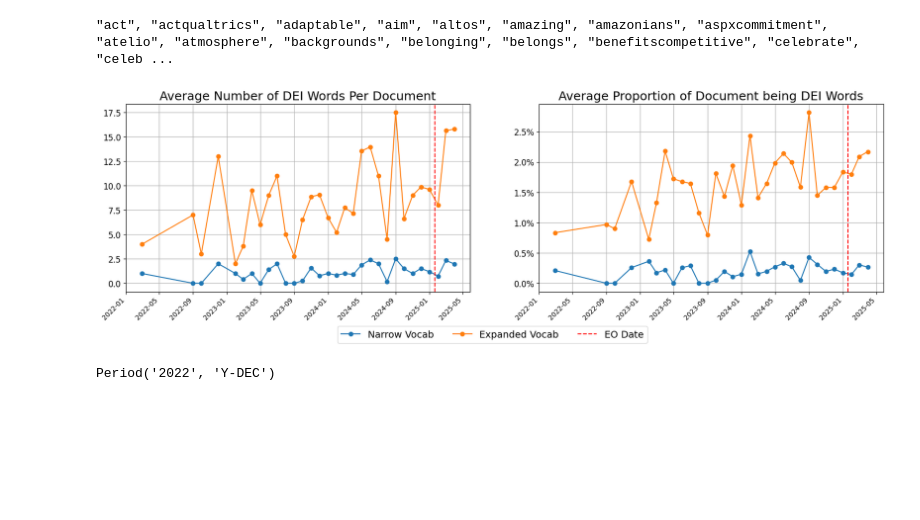
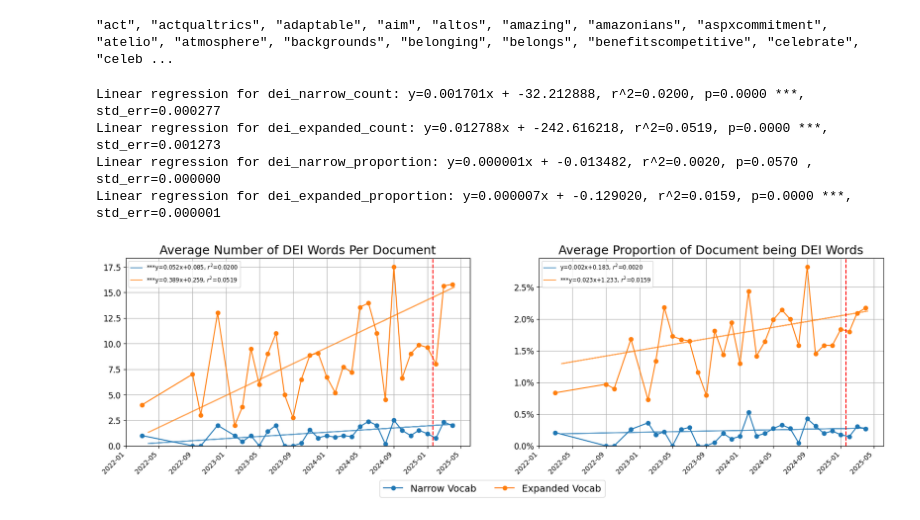
Before and after one commit to evelynyee/jobs_dei, a Jupyter notebook: prelim.ipynb, the cells around one changed output. Saved outputs shown, nothing was run; the diff lists cells and outputs as text; code cells hidden in the pictures; blank space fills up the shorter version.

Commit message:
add best-fit lines

```diff
--- a/prelim.ipynb
+++ b/prelim.ipynb
@@ -238,47 +239,93 @@ merged['total_word_count'] = merged['description_reg'].apply(lambda x: len(x.spl
 merged['dei_narrow_proportion'] = merged['dei_narrow_count'] / merged['total_word_count']
 merged['dei_expanded_proportion'] = merged['dei_expanded_count'] / merged['total_word_count']
 # %%
+import matplotlib.dates as mdates
+from collections import OrderedDict
+
 # plot the two proportions together and the two counts together
 fig, ax = plt.subplots(1, 2, figsize=(20, 5))
 metrics_pairs = [
     ('dei_narrow_count', 'dei_expanded_count'),
     ('dei_narrow_proportion', 'dei_expanded_proportion')
 ]
 
 # set x range to start from january of earliest year
 merged['date'] = pd.to_datetime(merged['job_posted_date'])
 months = merged['date'].dt.to_period('M')
 start_date = datetime(months.min().start_time.year, 1, 1)
+start_day = mdates.date2num(start_date)
 
+# choose a conversion from days -> months
+# use average month length (365.2425/12 ≈ 30.436875 days)
+days_per_month = 365.2425 / 12.0
+
+global_handles = OrderedDict()
 for i, (metric1, metric2) in enumerate(metrics_pairs):
     ax_i = ax[i]
-    monthly_means_1 = merged.groupby(months)[metric1].mean()
-    monthly_means_2 = merged.groupby(months)[metric2].mean()
-    monthly_means_1.index = monthly_means_1.index.to_timestamp()
-    monthly_means_2.index = monthly_means_2.index.to_timestamp()
-    ax_i.plot(monthly_means_1.index, monthly_means_1.values, marker='o', label="Narrow Vocab" if 'narrow' in metric1 else "Expanded Vocab")
-    ax_i.plot(monthly_means_2.index, monthly_means_2.values, marker='o', label="Narrow Vocab" if 'narrow' in metric2 else "Expanded Vocab")
+
+    fit_lines = []
+    for metric in [metric1, metric2]:
+        if 'narrow' in metric:
+            label = "Narrow Vocab"
+            color = 'tab:blue'
+        else:
+            label = "Expanded Vocab"
+            color = "tab:orange"
+        merged[metric] = merged[metric].fillna(0)  # fill NaN proportions with 0
+        monthly_means = merged.groupby(months)[metric].mean()
+        monthly_means.index = monthly_means.index.to_timestamp()
+        plot, = ax_i.plot(monthly_means.index, monthly_means.values, marker='o', label=label, color=color)
+        global_handles[label] = plot
+        # ax_i.scatter(merged['date'], merged[metric], color=color, alpha=0.1)
+
+        # linear regression
+        x_nums = mdates.date2num(merged['date'])   # floats (days since epoch)
+        m, b, r_value, p_value, std_err = stats.linregress(x_nums, merged[metric])
+        significance = ''
+        for level in [0.05,0.01,0.001]:
+            if p_value < level:
+                significance += '*'
+        print(f'Linear regression for {metric}: y={m:.6f}x + {b:.6f}, r^2={r_value**2:.4f}, p={p_value:.4f} {significance}, std_err={std_err:.6f}')
+        # build fit line in numeric space, then convert back to dates for plotting
+        y_fit = m*x_nums + b
+
+        # also, for the label, show in terms of percents and months since start_date
+        m_monthly = m * days_per_month
+        b_start = m * start_day + b
+        if 'proportion' in metric:
+            m_monthly *= 100  # convert to percent
+            b_start *= 100
+        fit, = ax_i.plot(x_nums, y_fit, color=color, alpha = 0.7, label=f'{significance}y={m_monthly:.3f}x{"+" if b_start > 0 else ""}{b_start:.3f}, $r^2$={r_value**2:.4f}')
+        fit_lines.append(fit)
+    ax_i.legend(handles=fit_lines, loc='upper left', fontsize='small')
+
+
     ax_i.set_title(f'Average {"Number of DEI Words Per Document" if "count" in metric1 else "Proportion of Document being DEI Words"}', fontsize=18)
     # ax_i.set_xlabel('Date')
     ax_i.set_xlim(left=start_date)
+    plt.setp( ax_i.xaxis.get_majorticklabels(), rotation=45, ha="right" )
 
-
-    plt.setp( ax_i.xaxis.get_majorticklabels(), rotation=45, ha="right" )
+    ax_i.set_ylim(bottom=0)
     if 'proportion' in metric1: # convert decimal tick labels to percent
         ax_i.set_yticklabels([f"{t*100:.1f}%" for t in ax_i.get_yticks()])
     ax_i.tick_params(axis='y', labelsize=12)
     # ax_i.set_ylabel(f'Average {"# Occurrences" if "count" in metric1 else "Proportion of Words"}', fontsize=16)
     ax_i.grid()
     # ax_i.legend(fontsize=14)
     # add eo date line
     ax_i.axvline(eo_datetime, color='red', linestyle='--', label='EO Date')
 handles, labels = ax[0].get_legend_handles_labels()
-fig.legend(handles, labels, ncol=len(labels), loc='lower center', bbox_to_anchor=(0.5, -0.12), fontsize=14,)
+fig.legend(handles=list(global_handles.values()),
+           labels=list(global_handles.keys()),
+           ncol=len(global_handles),
+           loc='lower center',
+           bbox_to_anchor=(0.5, -0.12),
+           fontsize=14,)
 plt.savefig('figures/word_counts.png', bbox_inches='tight')
 plt.show()
 # %% [output]
+Linear regression for dei_narrow_count: y=0.001701x + -32.212888, r^2=0.0200, p=0.0000 ***, std_err=0.000277
+Linear regression for dei_expanded_count: y=0.012788x + -242.616218, r^2=0.0519, p=0.0000 ***, std_err=0.001273
+Linear regression for dei_narrow_proportion: y=0.000001x + -0.013482, r^2=0.0020, p=0.0570 , std_err=0.000000
+Linear regression for dei_expanded_proportion: y=0.000007x + -0.129020, r^2=0.0159, p=0.0000 ***, std_err=0.000001
-[figure, old version]
+[figure, new version]
-# %%
-earliest_year
-# %% [output]
-Period('2022', 'Y-DEC')
```
Also changed, not shown: parts of 1 cell of this notebook, 1 other file.
